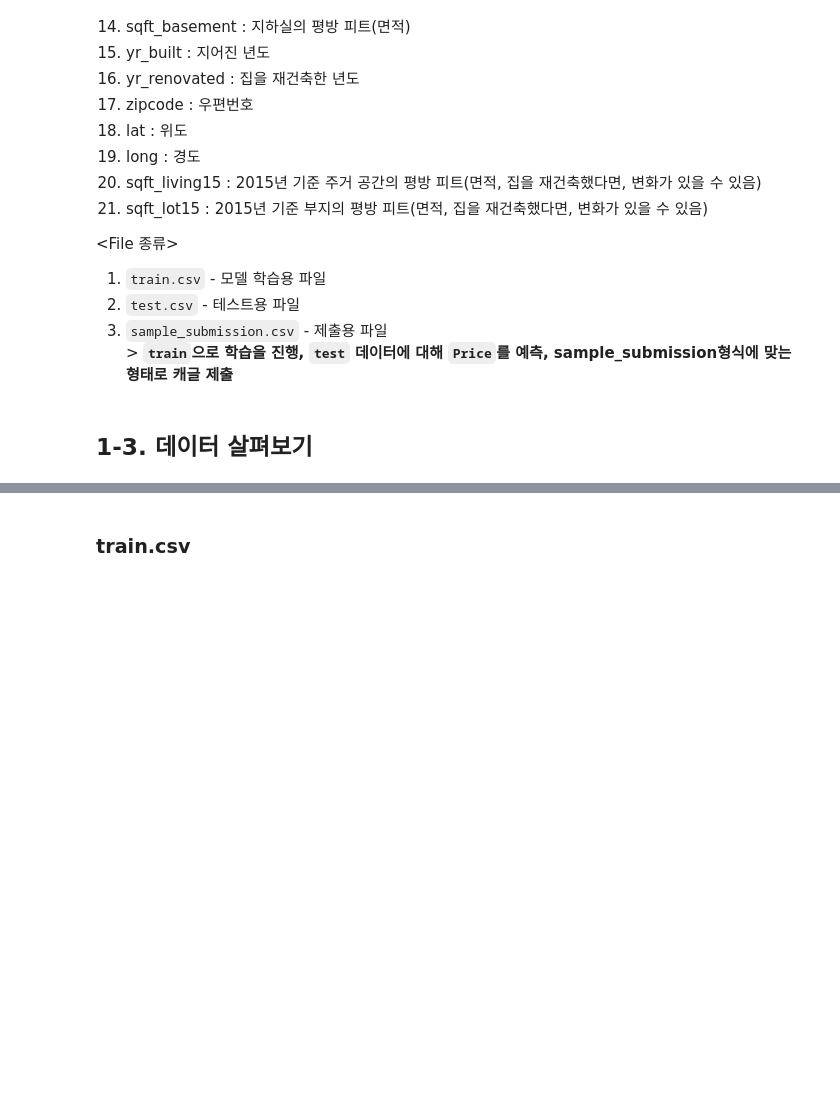
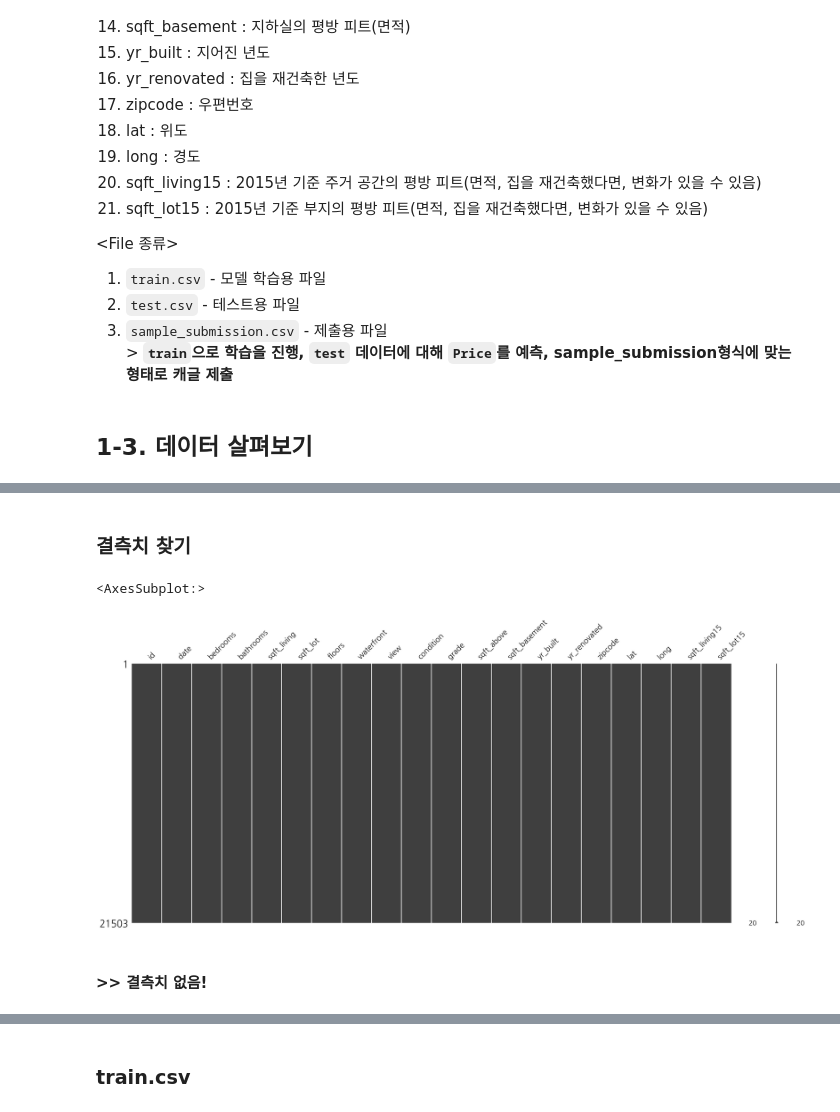
Before and after one commit to Shinest-changwon/AIFFEL_Exploration, a Jupyter notebook: E09_My_First_Kaggle/[E09]My_First_Kaggle.ipynb, the cells around one changed output, grey strips where cells are left out. Drawn from its saved outputs; the diff is of its cells as text; code cells hidden in the pictures; blank space fills up the shorter version.

```diff
--- a/E09_My_First_Kaggle/[E09]My_First_Kaggle.ipynb
+++ b/E09_My_First_Kaggle/[E09]My_First_Kaggle.ipynb
@@ -327,0 +306,8 @@ submission dim : (6468, 2)
+# %%
+data_dir = os.getenv('HOME')+'/1.AIFFEL_Study/Exploration/E09_My_First_Kaggle/data'
+
+train_data_path = join(data_dir, 'train.csv')
+sub_data_path = join(data_dir, 'test.csv')      # 테스트, 즉 submission 시 사용할 데이터 경로
+
+print(train_data_path)
+print(sub_data_path)
@@ -327,0 +317,5 @@ submission dim : (6468, 2)
+# %%
+data = pd.read_csv(train_data_path)
+sub = pd.read_csv(sub_data_path)
+print('train data dim : {}'.format(data.shape))
+print('sub data dim : {}'.format(sub.shape))
@@ -331,0 +369,5 @@ submission dim : (6468, 2)
+# %%
+train_len = len(data)
+data = pd.concat((data, sub), axis=0)
+
+print(len(data))
@@ -331,0 +385,9 @@ submission dim : (6468, 2)
+# %% [markdown]
+### 결측치 찾기
+# %%
+msno.matrix(data)
+# %% [output]
+<AxesSubplot:>
+[figure, added]
+# %% [markdown]
+#### >> 결측치 없음!
```
Also changed, not shown: parts of 203 cells of this notebook.
